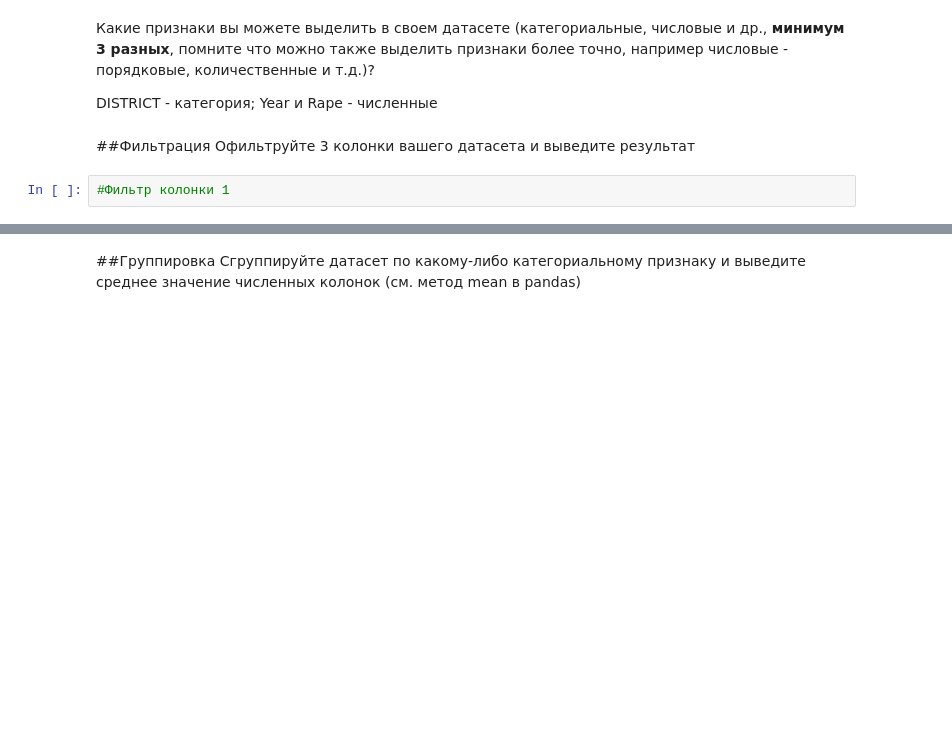
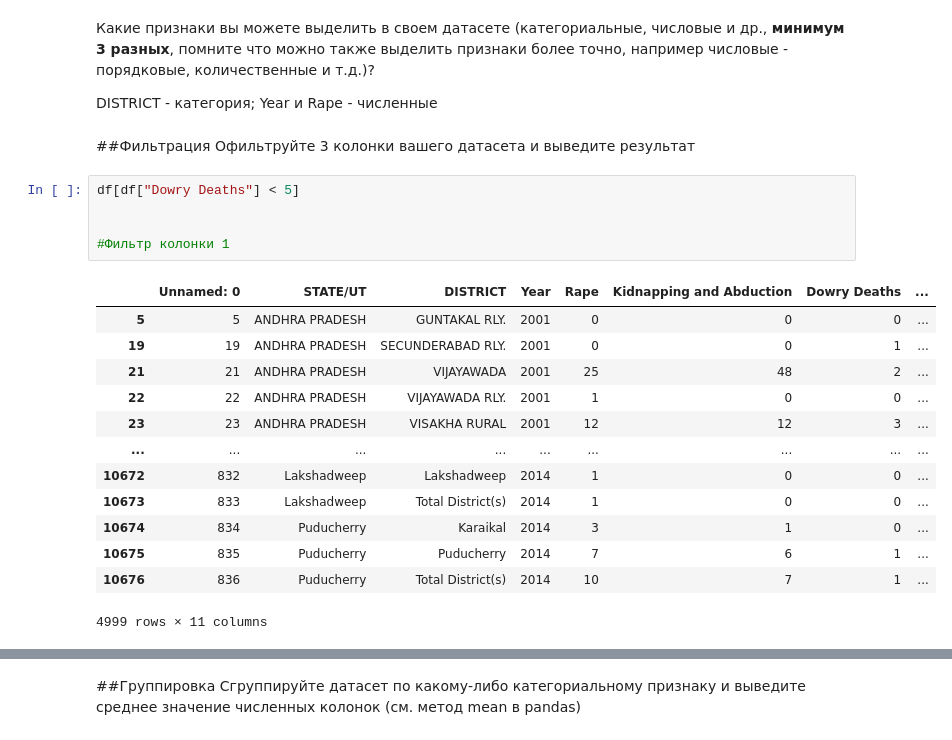
Before and after one commit to TN1928/machinescreatemachines, a Jupyter notebook: Копия_блокнота_"Задание_1_ipynb".ipynb, the cells around one changed output, grey strips where cells are left out. Saved outputs shown, nothing was run; the diff lists cells and outputs as text; blank space fills up the shorter version.

```diff
--- a/Копия_блокнота_"Задание_1_ipynb".ipynb
+++ b/Копия_блокнота_"Задание_1_ipynb".ipynb
@@ -112,5 +112,22 @@ Year и Rape - численные
 ##Фильтрация
 Офильтруйте 3 колонки вашего датасета и выведите результат
 # %%
+df[df["Dowry Deaths"] < 5]
+
+
 #Фильтр колонки 1
+# %% [output]
+|  | Unnamed: 0 | STATE/UT | DISTRICT | Year | Rape | Kidnapping and Abduction | Dowry Deaths | ... |
+| 5 | 5 | ANDHRA PRADESH | GUNTAKAL RLY. | 2001 | 0 | 0 | 0 | ... |
+| 19 | 19 | ANDHRA PRADESH | SECUNDERABAD RLY. | 2001 | 0 | 0 | 1 | ... |
+| 21 | 21 | ANDHRA PRADESH | VIJAYAWADA | 2001 | 25 | 48 | 2 | ... |
+| 22 | 22 | ANDHRA PRADESH | VIJAYAWADA RLY. | 2001 | 1 | 0 | 0 | ... |
+| 23 | 23 | ANDHRA PRADESH | VISAKHA RURAL | 2001 | 12 | 12 | 3 | ... |
+| ... | ... | ... | ... | ... | ... | ... | ... | ... |
+| 10672 | 832 | Lakshadweep | Lakshadweep | 2014 | 1 | 0 | 0 | ... |
+| 10673 | 833 | Lakshadweep | Total District(s) | 2014 | 1 | 0 | 0 | ... |
+| 10674 | 834 | Puducherry | Karaikal | 2014 | 3 | 1 | 0 | ... |
+| 10675 | 835 | Puducherry | Puducherry | 2014 | 7 | 6 | 1 | ... |
+| 10676 | 836 | Puducherry | Total District(s) | 2014 | 10 | 7 | 1 | ... |
+4999 rows × 11 columns
 # %%
```
Also changed, not shown: parts of 4 cells of this notebook.
